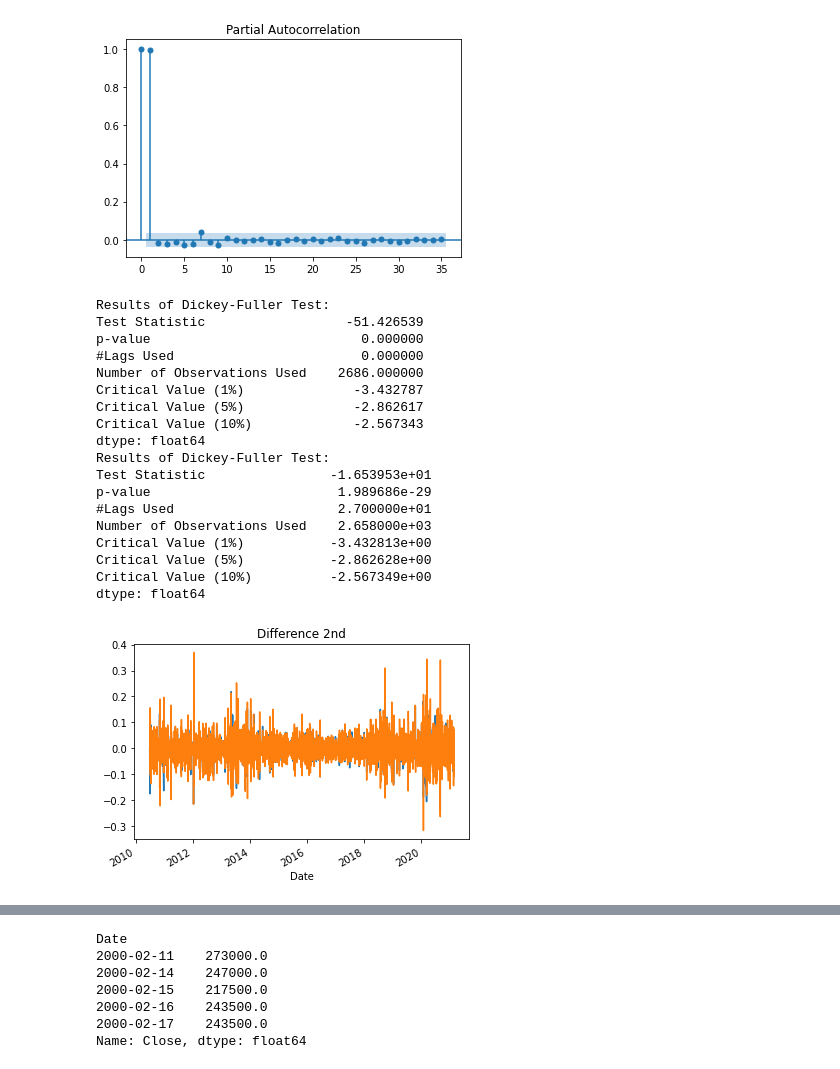
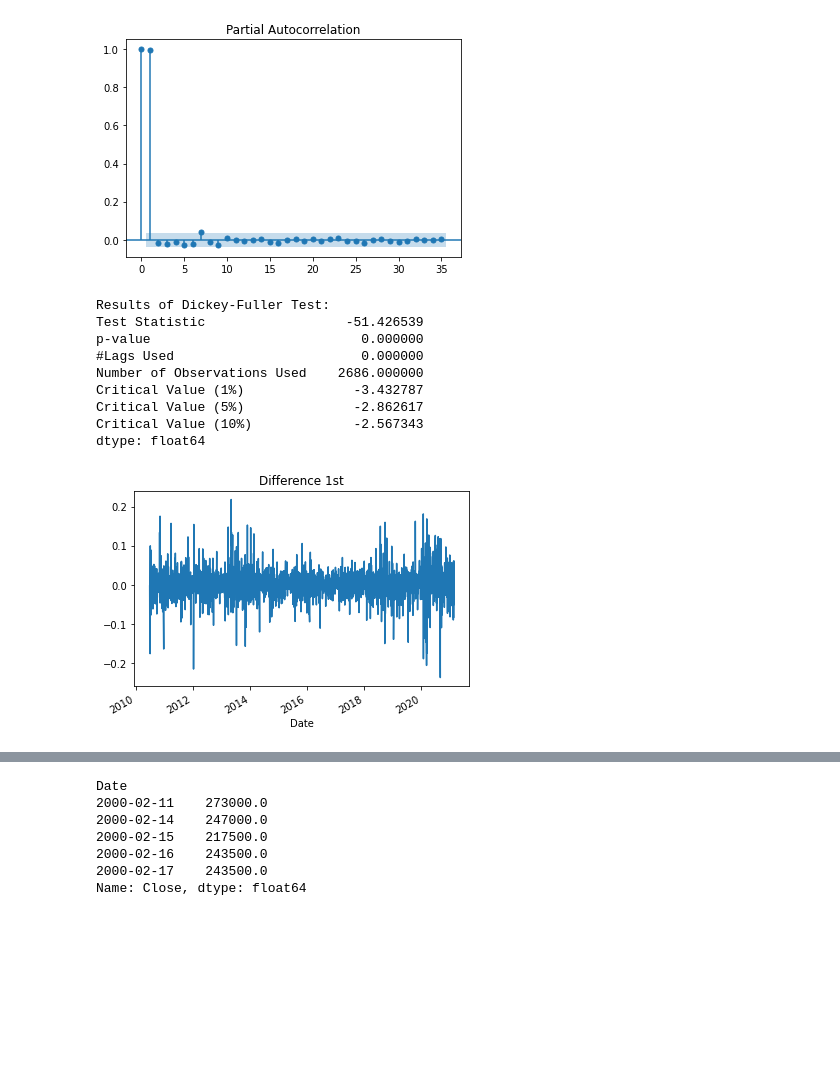
Before and after one commit to sonak-lll/new-start, a Jupyter notebook: [E13] Stock data prediction.ipynb, the cells around one changed output, grey strips where cells are left out. Cells and saved outputs as stored; diff of their text form; code cells hidden in the pictures; blank space fills up the shorter version.

```diff
--- a/[E13] Stock data prediction.ipynb
+++ b/[E13] Stock data prediction.ipynb
@@ -626,34 +656,19 @@ plt.show()
 [figure]
 [figure]
 # %%
-# 1차 차분 구하기
+# 1차 차분 구하기 #d값을 구해봅니다
 diff_3 = ts2_log.diff(periods=1).iloc[1:]
 diff_3.plot(title='Difference 1st')
 
 augmented_dickey_fuller_test(diff_3)
-
-# 혹시 필요한 경우 2차 차분 구하기
-diff_4 = diff_3.diff(periods=1).iloc[1:]
-diff_4.plot(title='Difference 2nd')
-
-augmented_dickey_fuller_test(diff_4)
 # %% [output]
 Results of Dickey-Fuller Test:
 Test Statistic                  -51.426539
 p-value                           0.000000
 #Lags Used                        0.000000
 Number of Observations Used    2686.000000
 Critical Value (1%)              -3.432787
 Critical Value (5%)              -2.862617
 Critical Value (10%)             -2.567343
 dtype: float64
-Results of Dickey-Fuller Test:
-Test Statistic                -1.653953e+01
-p-value                        1.989686e-29
-#Lags Used                     2.700000e+01
-Number of Observations Used    2.658000e+03
-Critical Value (1%)           -3.432813e+00
-Critical Value (5%)           -2.862628e+00
-Critical Value (10%)          -2.567349e+00
-dtype: float64
-[figure, old version]
+[figure, new version]
```
Also changed, not shown: parts of 45 cells of this notebook.
